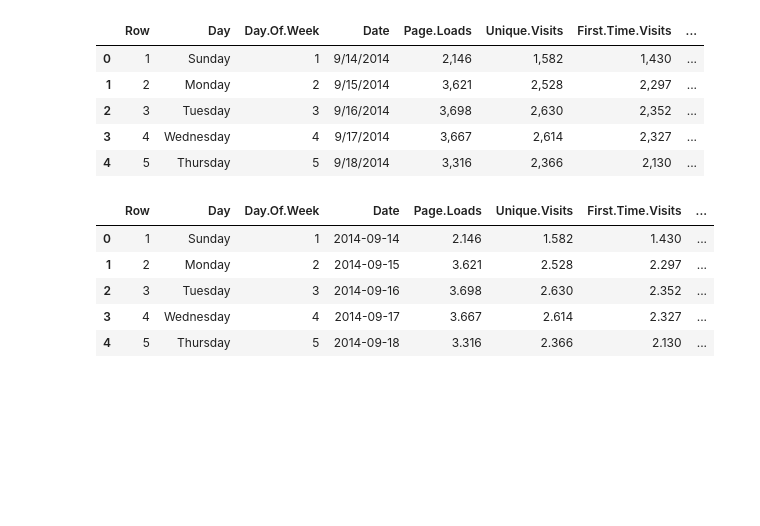
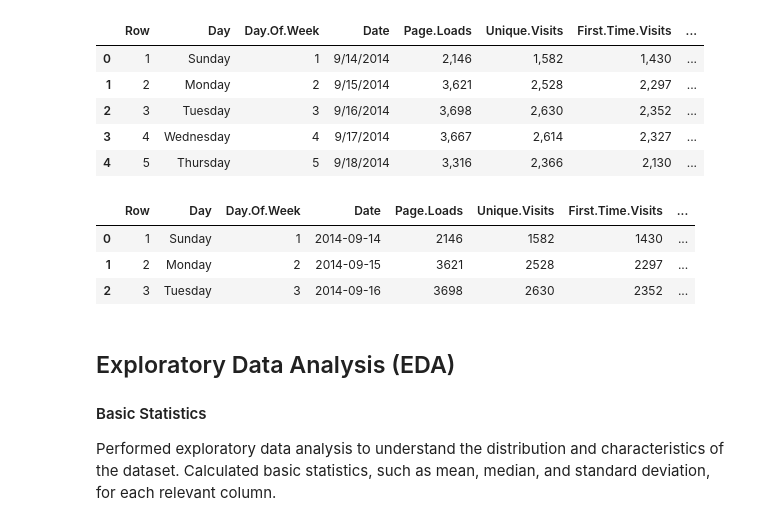
Before and after one commit to Saur9315/WebsiteVisitsAnalysis, a Jupyter notebook: notebooks/main.ipynb, the cells around one changed output. Cells and saved outputs as stored; diff of their text form; code cells hidden in the pictures; blank space fills up the shorter version.

```diff
--- a/notebooks/main.ipynb
+++ b/notebooks/main.ipynb
@@ -14,23 +24,24 @@ df.head()
 # %%
 df['Date'] = pd.to_datetime(df['Date'], format='%m/%d/%Y')
 df['Date'] = df['Date'].dt.strftime('%Y-%m-%d')
 df['Date'] = pd.to_datetime(df['Date'])
 
 df['Year'] = df['Date'].dt.year
 df['Month'] = df['Date'].dt.month
 df['DayMonth'] = df['Date'].dt.day
 
-replace_ch = {',': '.'}
+replace_ch = {',': ''}
 for col in ['Page.Loads', 'Unique.Visits', 'First.Time.Visits', 'Returning.Visits']:
-    df[col] = df[col].str.replace(',', '.')
+    df[col] = df[col].str.replace(',', '')
     df[col] = pd.to_numeric(df[col])
 
-df.head()
-# type(df['Date'][0])
+df.head(3)
 # %% [output]
 |  | Row | Day | Day.Of.Week | Date | Page.Loads | Unique.Visits | First.Time.Visits | ... |
-| 0 | 1 | Sunday | 1 | 2014-09-14 | 2.146 | 1.582 | 1.430 | ... |
-| 1 | 2 | Monday | 2 | 2014-09-15 | 3.621 | 2.528 | 2.297 | ... |
-| 2 | 3 | Tuesday | 3 | 2014-09-16 | 3.698 | 2.630 | 2.352 | ... |
-| 3 | 4 | Wednesday | 4 | 2014-09-17 | 3.667 | 2.614 | 2.327 | ... |
-| 4 | 5 | Thursday | 5 | 2014-09-18 | 3.316 | 2.366 | 2.130 | ... |
+| 0 | 1 | Sunday | 1 | 2014-09-14 | 2146 | 1582 | 1430 | ... |
+| 1 | 2 | Monday | 2 | 2014-09-15 | 3621 | 2528 | 2297 | ... |
+| 2 | 3 | Tuesday | 3 | 2014-09-16 | 3698 | 2630 | 2352 | ... |
+# %% [markdown]
+## Exploratory Data Analysis (EDA)
+#### Basic Statistics
+Performed exploratory data analysis to understand the distribution and characteristics of the dataset. Calculated basic statistics, such as mean, median, and standard deviation, for each relevant column.
```
Also changed, not shown: parts of 32 cells of this notebook, 1 other file.
